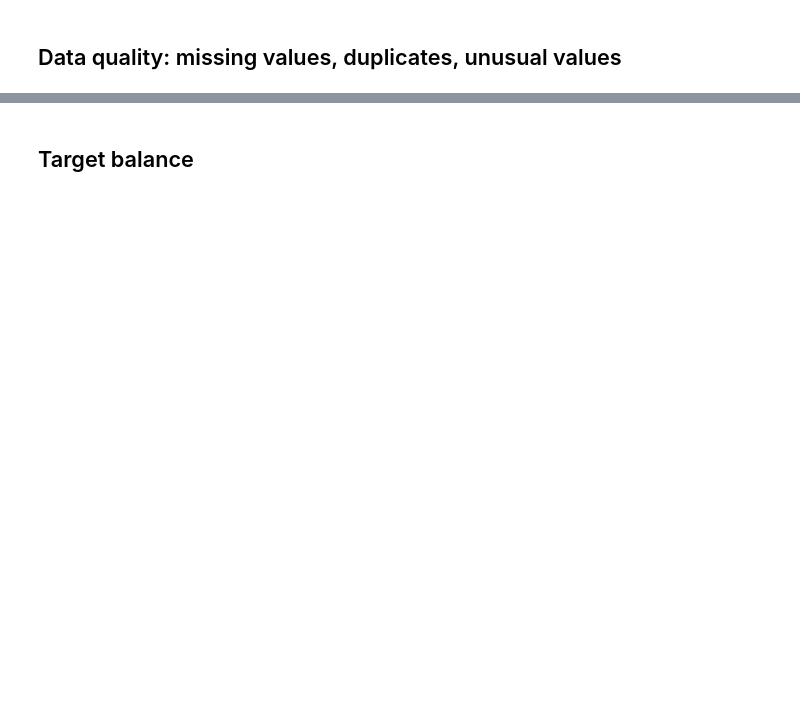
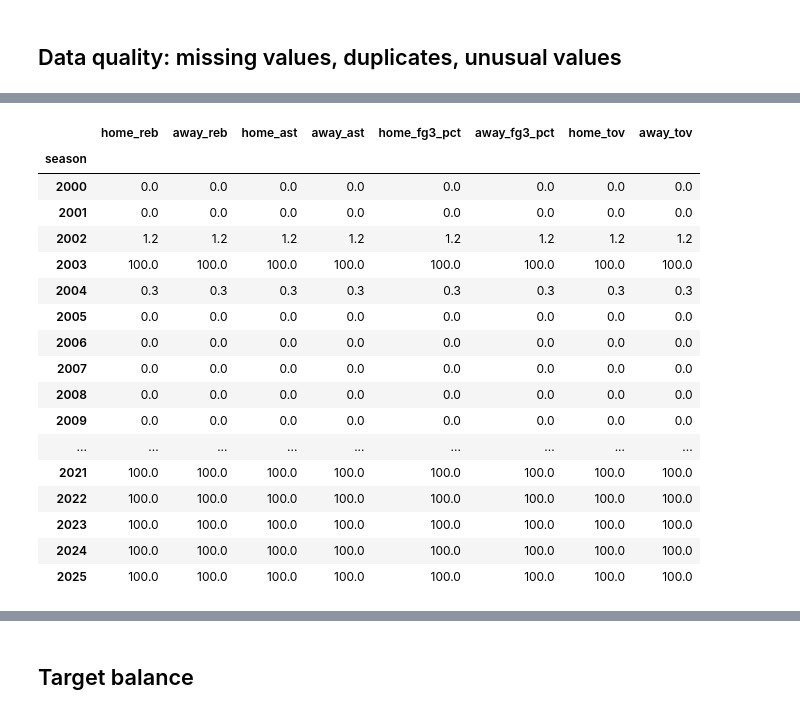
Before and after one commit to DannieciaGray/csc3780-nba-win-prediction, a Jupyter notebook: notebooks/01_data_understanding.ipynb, the cells around one changed output, grey strips where cells are left out. Cells and saved outputs as stored; diff of their text form; code cells hidden in the pictures; blank space fills up the shorter version.

```diff
--- a/notebooks/01_data_understanding.ipynb
+++ b/notebooks/01_data_understanding.ipynb
@@ -37,0 +125,40 @@ print("Duplicate GAME_IDs:", games["GAME_ID"].duplicated().sum())
+# %%
+# Check missing values by season (2000–2025)
+
+study_games = games[
+    (games["season"].between(2000, 2025)) &
+    (games["season_type"] == "Regular Season")
+].copy()
+
+columns = [
+    "home_reb", "away_reb",
+    "home_ast", "away_ast",
+    "home_fg3_pct", "away_fg3_pct",
+    "home_tov", "away_tov"
+]
+
+missing_by_season = (
+    study_games.groupby("season")[columns]
+    .apply(lambda x: x.isna().mean() * 100)
+)
+
+display(missing_by_season.round(1))
+# %% [output]
+|  | home_reb | away_reb | home_ast | away_ast | home_fg3_pct | away_fg3_pct | home_tov | away_tov |
+| season |  |  |  |  |  |  |  |  |
+| 2000 | 0.0 | 0.0 | 0.0 | 0.0 | 0.0 | 0.0 | 0.0 | 0.0 |
+| 2001 | 0.0 | 0.0 | 0.0 | 0.0 | 0.0 | 0.0 | 0.0 | 0.0 |
+| 2002 | 1.2 | 1.2 | 1.2 | 1.2 | 1.2 | 1.2 | 1.2 | 1.2 |
+| 2003 | 100.0 | 100.0 | 100.0 | 100.0 | 100.0 | 100.0 | 100.0 | 100.0 |
+| 2004 | 0.3 | 0.3 | 0.3 | 0.3 | 0.3 | 0.3 | 0.3 | 0.3 |
+| 2005 | 0.0 | 0.0 | 0.0 | 0.0 | 0.0 | 0.0 | 0.0 | 0.0 |
+| 2006 | 0.0 | 0.0 | 0.0 | 0.0 | 0.0 | 0.0 | 0.0 | 0.0 |
+| 2007 | 0.0 | 0.0 | 0.0 | 0.0 | 0.0 | 0.0 | 0.0 | 0.0 |
+| 2008 | 0.0 | 0.0 | 0.0 | 0.0 | 0.0 | 0.0 | 0.0 | 0.0 |
+| 2009 | 0.0 | 0.0 | 0.0 | 0.0 | 0.0 | 0.0 | 0.0 | 0.0 |
+| ... | ... | ... | ... | ... | ... | ... | ... | ... |
+| 2021 | 100.0 | 100.0 | 100.0 | 100.0 | 100.0 | 100.0 | 100.0 | 100.0 |
+| 2022 | 100.0 | 100.0 | 100.0 | 100.0 | 100.0 | 100.0 | 100.0 | 100.0 |
+| 2023 | 100.0 | 100.0 | 100.0 | 100.0 | 100.0 | 100.0 | 100.0 | 100.0 |
+| 2024 | 100.0 | 100.0 | 100.0 | 100.0 | 100.0 | 100.0 | 100.0 | 100.0 |
+| 2025 | 100.0 | 100.0 | 100.0 | 100.0 | 100.0 | 100.0 | 100.0 | 100.0 |
```
Also changed, not shown: parts of 17 cells of this notebook.
